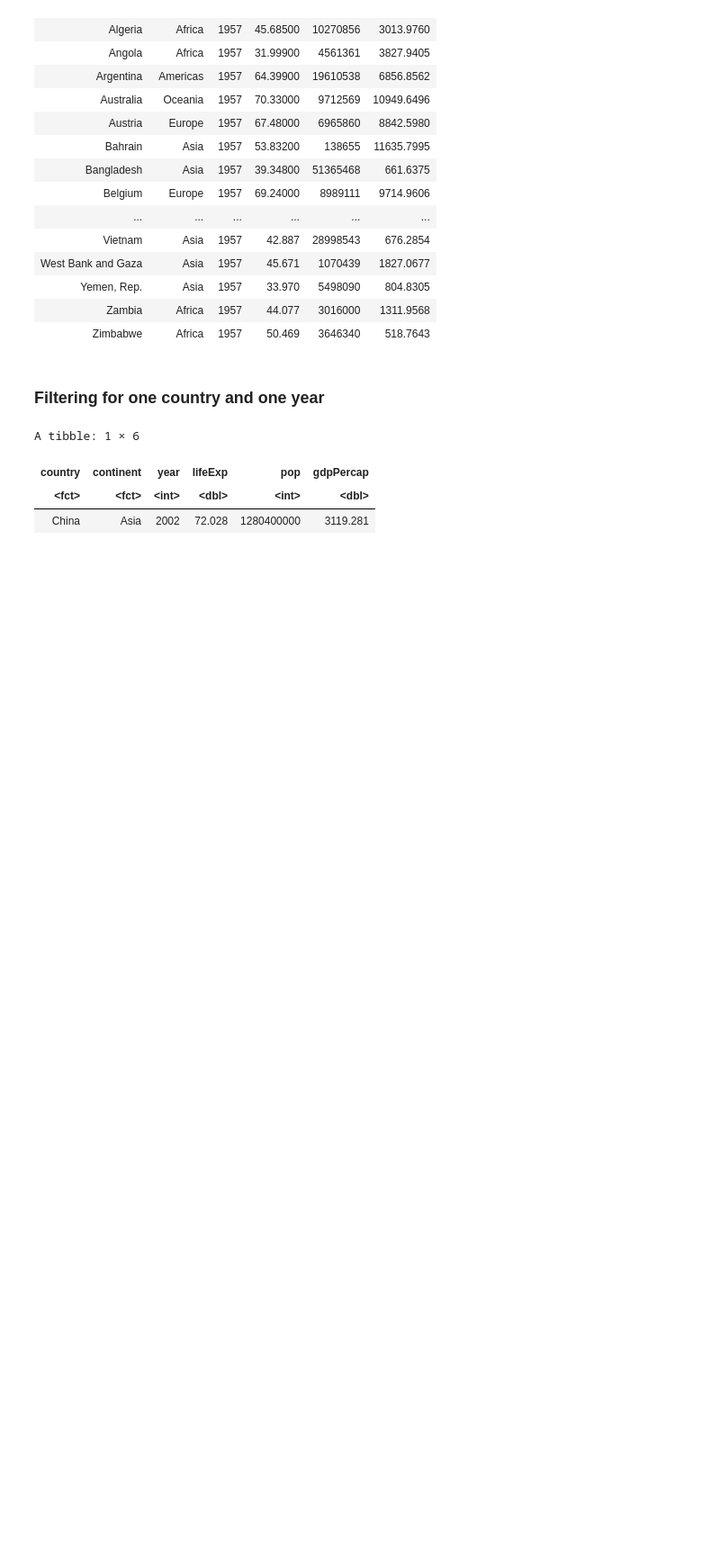
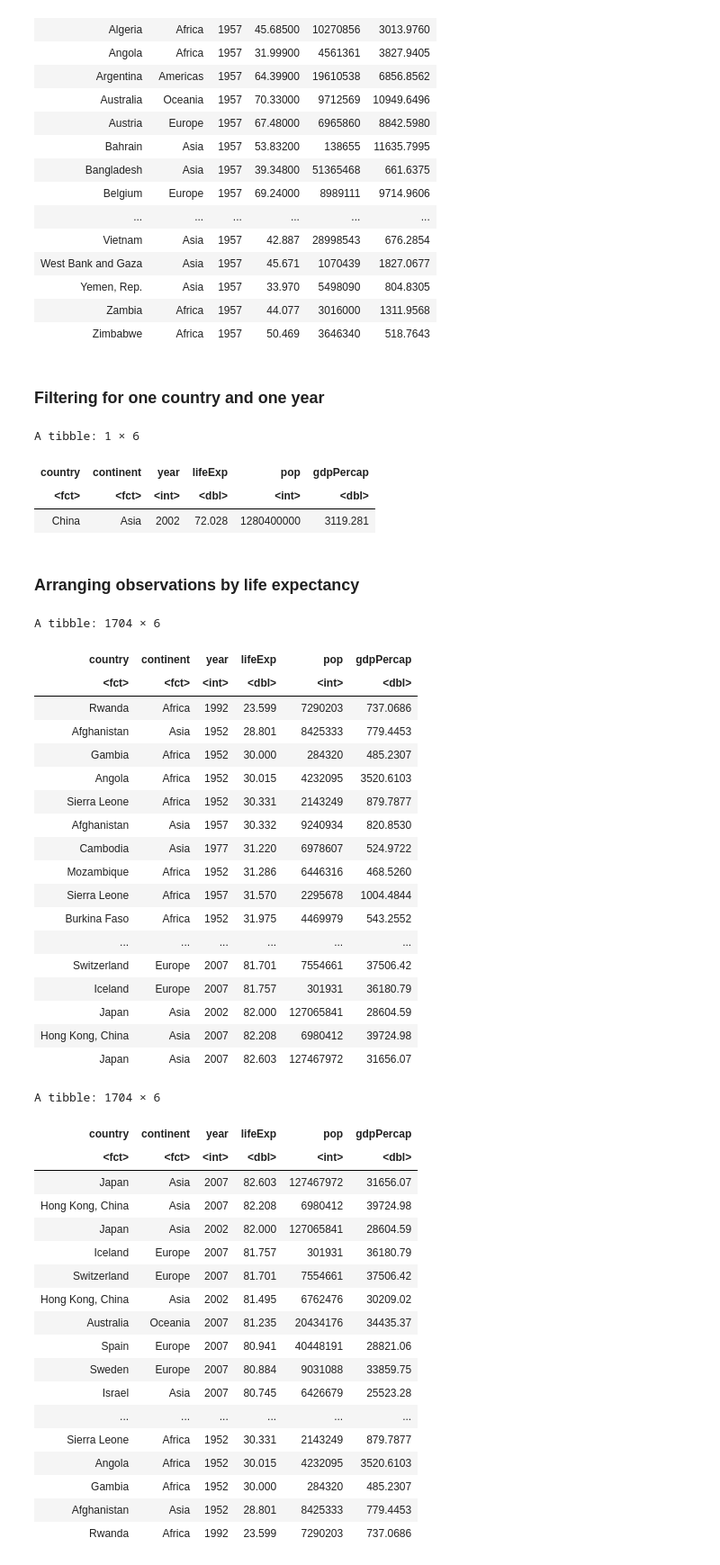
Before and after one commit to ozlerhakan/datacamp, a Jupyter notebook: Introduction to the Tidyverse/chapter1.ipynb, the cells around one changed output. Shown at 90% size. Drawn from its saved outputs; the diff is of its cells as text; code cells hidden in the pictures; blank space fills up the shorter version.

```diff
--- a/Introduction to the Tidyverse/chapter1.ipynb
+++ b/Introduction to the Tidyverse/chapter1.ipynb
@@ -75,3 +75,53 @@ A tibble: 1 × 6
 | country | continent | year | lifeExp | pop | gdpPercap |
 | <fct> | <fct> | <int> | <dbl> | <int> | <dbl> |
 | China | Asia | 2002 | 72.028 | 1280400000 | 3119.281 |
+# %% [markdown]
+### Arranging observations by life expectancy
+# %%
+
+gapminder %>%
+    arrange(lifeExp)
+
+
+
+gapminder %>%
+    arrange(desc(lifeExp))
+# %% [output]
+A tibble: 1704 × 6
+| country | continent | year | lifeExp | pop | gdpPercap |
+| <fct> | <fct> | <int> | <dbl> | <int> | <dbl> |
+| Rwanda | Africa | 1992 | 23.599 | 7290203 | 737.0686 |
+| Afghanistan | Asia | 1952 | 28.801 | 8425333 | 779.4453 |
+| Gambia | Africa | 1952 | 30.000 | 284320 | 485.2307 |
+| Angola | Africa | 1952 | 30.015 | 4232095 | 3520.6103 |
+| Sierra Leone | Africa | 1952 | 30.331 | 2143249 | 879.7877 |
+| Afghanistan | Asia | 1957 | 30.332 | 9240934 | 820.8530 |
+| Cambodia | Asia | 1977 | 31.220 | 6978607 | 524.9722 |
+| Mozambique | Africa | 1952 | 31.286 | 6446316 | 468.5260 |
+| Sierra Leone | Africa | 1957 | 31.570 | 2295678 | 1004.4844 |
+| Burkina Faso | Africa | 1952 | 31.975 | 4469979 | 543.2552 |
+| ... | ... | ... | ... | ... | ... |
+| Switzerland | Europe | 2007 | 81.701 | 7554661 | 37506.42 |
+| Iceland | Europe | 2007 | 81.757 | 301931 | 36180.79 |
+| Japan | Asia | 2002 | 82.000 | 127065841 | 28604.59 |
+| Hong Kong, China | Asia | 2007 | 82.208 | 6980412 | 39724.98 |
+| Japan | Asia | 2007 | 82.603 | 127467972 | 31656.07 |
+A tibble: 1704 × 6
+| country | continent | year | lifeExp | pop | gdpPercap |
+| <fct> | <fct> | <int> | <dbl> | <int> | <dbl> |
+| Japan | Asia | 2007 | 82.603 | 127467972 | 31656.07 |
+| Hong Kong, China | Asia | 2007 | 82.208 | 6980412 | 39724.98 |
+| Japan | Asia | 2002 | 82.000 | 127065841 | 28604.59 |
+| Iceland | Europe | 2007 | 81.757 | 301931 | 36180.79 |
+| Switzerland | Europe | 2007 | 81.701 | 7554661 | 37506.42 |
+| Hong Kong, China | Asia | 2002 | 81.495 | 6762476 | 30209.02 |
+| Australia | Oceania | 2007 | 81.235 | 20434176 | 34435.37 |
+| Spain | Europe | 2007 | 80.941 | 40448191 | 28821.06 |
+| Sweden | Europe | 2007 | 80.884 | 9031088 | 33859.75 |
+| Israel | Asia | 2007 | 80.745 | 6426679 | 25523.28 |
+| ... | ... | ... | ... | ... | ... |
+| Sierra Leone | Africa | 1952 | 30.331 | 2143249 | 879.7877 |
+| Angola | Africa | 1952 | 30.015 | 4232095 | 3520.6103 |
+| Gambia | Africa | 1952 | 30.000 | 284320 | 485.2307 |
+| Afghanistan | Asia | 1952 | 28.801 | 8425333 | 779.4453 |
+| Rwanda | Africa | 1992 | 23.599 | 7290203 | 737.0686 |
```
